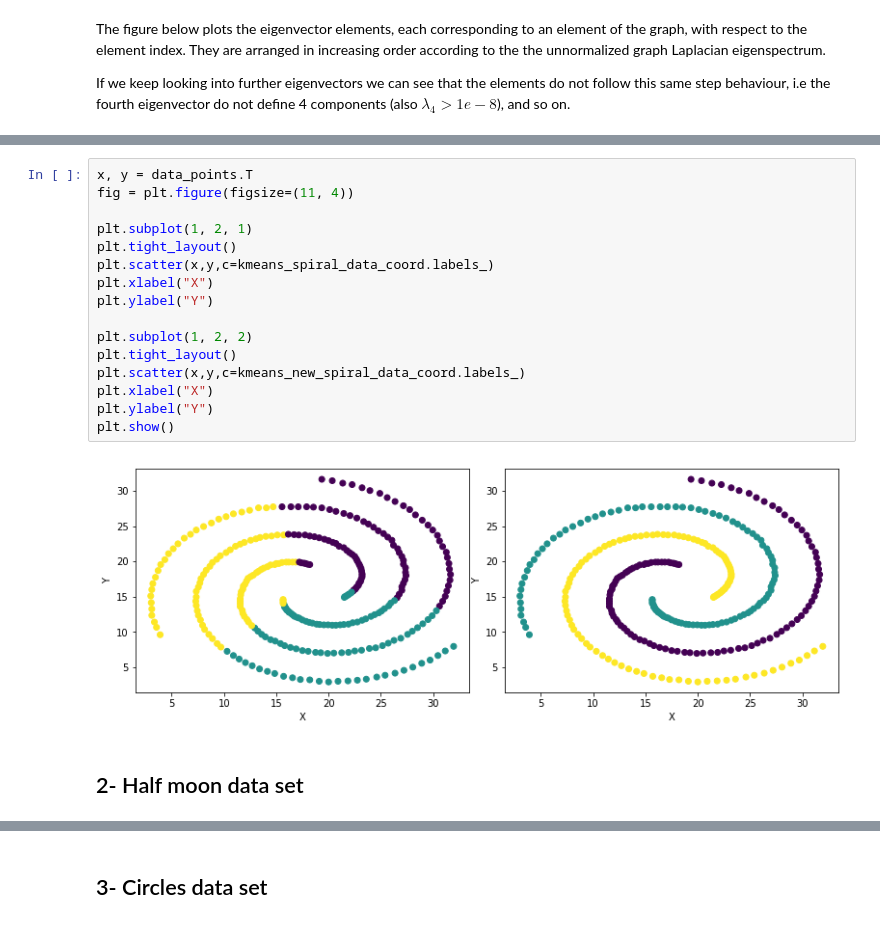
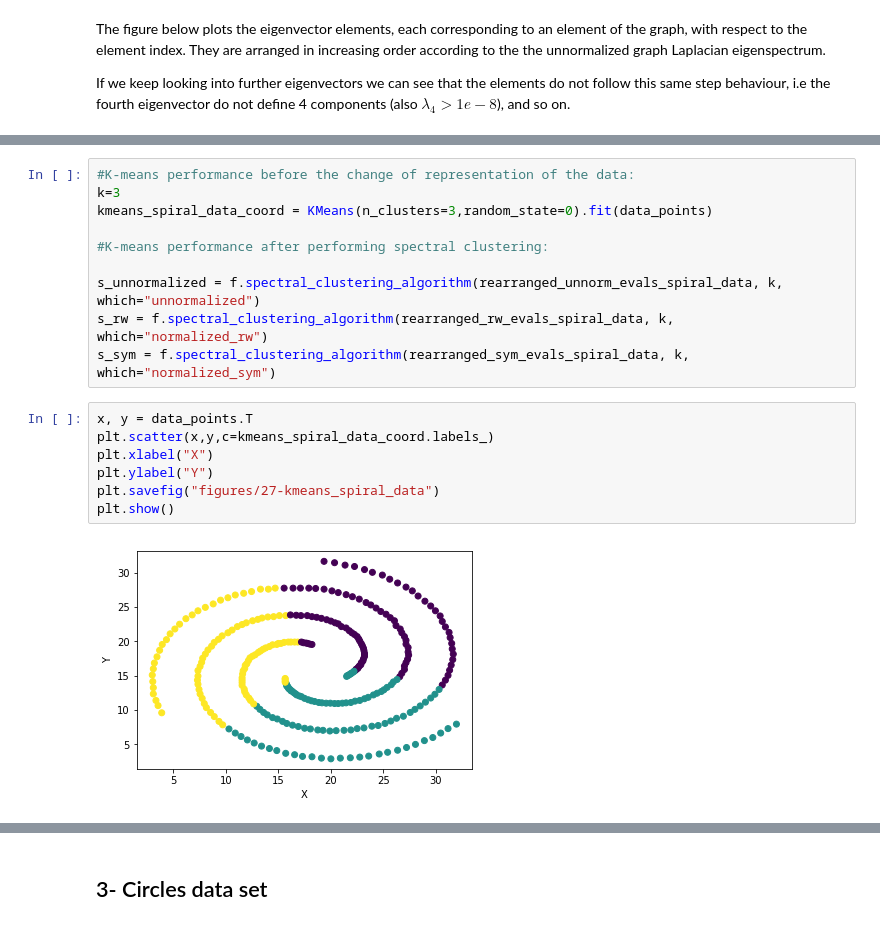
Before and after one commit to msarrias/spectral-clustering, a Jupyter notebook: playground.ipynb, the cells around one changed output, grey strips where cells are left out. Drawn from its saved outputs; the diff is of its cells as text.

```diff
--- a/playground.ipynb
+++ b/playground.ipynb
@@ -214,20 +260,19 @@ kmeans_new_spiral_data_coord = KMeans(n_clusters=3,random_state=0).fit(V)
+# %%
+#K-means performance before the change of representation of the data:
+k=3
+kmeans_spiral_data_coord = KMeans(n_clusters=3,random_state=0).fit(data_points)
+
+#K-means performance after performing spectral clustering:
+
+s_unnormalized = f.spectral_clustering_algorithm(rearranged_unnorm_evals_spiral_data, k, which="unnormalized")
+s_rw = f.spectral_clustering_algorithm(rearranged_rw_evals_spiral_data, k, which="normalized_rw")
+s_sym = f.spectral_clustering_algorithm(rearranged_sym_evals_spiral_data, k, which="normalized_sym")
 # %%
 x, y = data_points.T
-fig = plt.figure(figsize=(11, 4))
-
-plt.subplot(1, 2, 1)
-plt.tight_layout()
 plt.scatter(x,y,c=kmeans_spiral_data_coord.labels_)
 plt.xlabel("X")
 plt.ylabel("Y")
-
-plt.subplot(1, 2, 2)
-plt.tight_layout()
-plt.scatter(x,y,c=kmeans_new_spiral_data_coord.labels_)
-plt.xlabel("X")
-plt.ylabel("Y")
+plt.savefig("figures/27-kmeans_spiral_data")
 plt.show()
 # %% [output]
-[figure, old version]
+[figure, new version]
-# %% [markdown]
-## 2- Half moon data set
```
Also changed, not shown: parts of 101 cells of this notebook, 1 other file.
